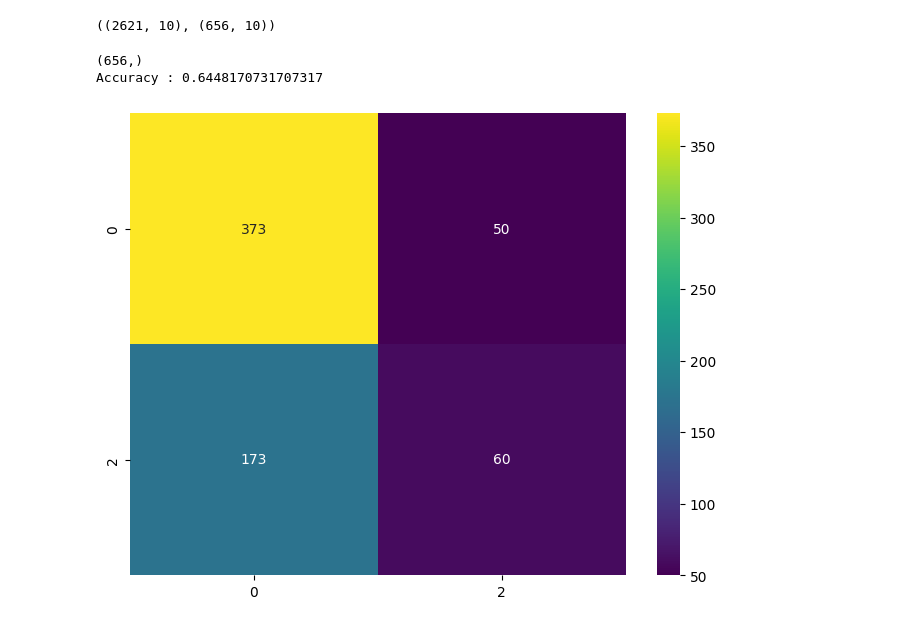
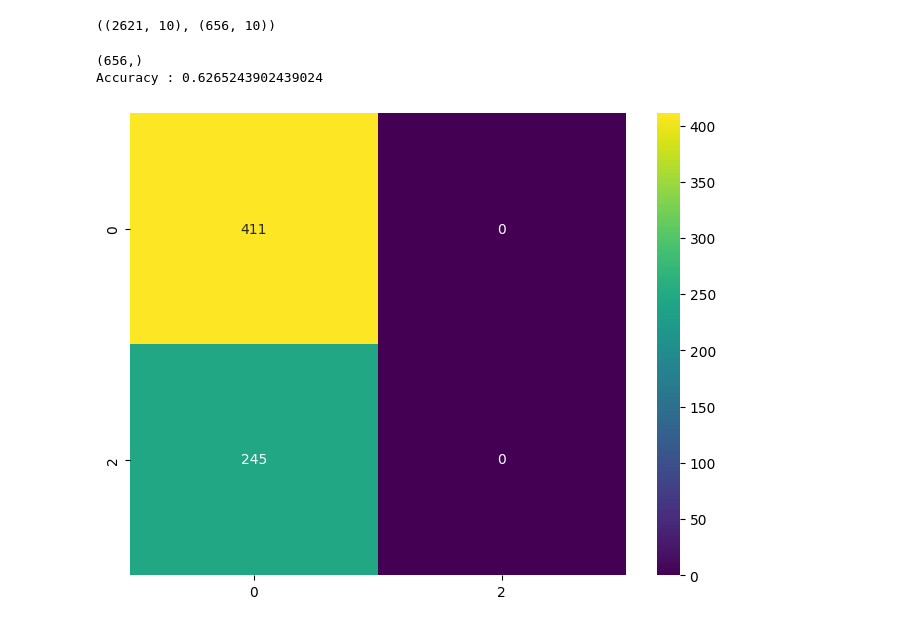
Before and after one commit to dhami11/EnvironmentalDataScience, a Jupyter notebook: EDS_A2/A2.ipynb, the cells around one changed output. Cells and saved outputs as stored; diff of their text form; code cells hidden in the pictures.

```diff
--- a/EDS_A2/A2.ipynb
+++ b/EDS_A2/A2.ipynb
@@ -350,36 +350,36 @@ scikit_train_df.shape, scikit_test_df.shape
 # %%
 # import logistic regression model from scikit learn
 from sklearn.linear_model import LogisticRegression
 from sklearn.metrics import accuracy_score, confusion_matrix, classification_report
 
 # Create a logistic regression model
 model = LogisticRegression(max_iter=1000)
 
 # Train the model using the scikit train data above
 model.fit(scikit_train_df.drop("Potability", axis=1), scikit_train_df["Potability"])
 
 # Make predictions using the scikit test data above
 predictions = model.predict(scikit_test_df.drop("Potability", axis=1))
 print(predictions.shape)
 
 # Calculate the accuracy of the model
 accuracy = accuracy_score(scikit_test_df["Potability"], predictions)
 print("Accuracy :", accuracy)
 
 
 # confusion matrix
-conf_matrix = confusion_matrix(scikit_test_df["Potability"], rf_predictions.round())
+conf_matrix = confusion_matrix(scikit_test_df["Potability"], predictions.round())
 plt.figure(figsize=(8, 6))
 sns.heatmap(conf_matrix, annot=True, cmap="viridis", fmt="d")
 
 # Format the annotation to integers
 ax = plt.gca()
 ax.yaxis.set_major_formatter(ticker.StrMethodFormatter("{x:,.0f}"))
 ax.xaxis.set_major_formatter(ticker.StrMethodFormatter("{x:,.0f}"))
 # %% [output]
 (656,)
-Accuracy : 0.6448170731707317
+Accuracy : 0.6265243902439024
-[figure, old version]
+[figure, new version]
 # %%
 # Create a classification report
 class_report = classification_report(scikit_test_df["Potability"], predictions)
```
Also changed, not shown: parts of 10 cells of this notebook.
